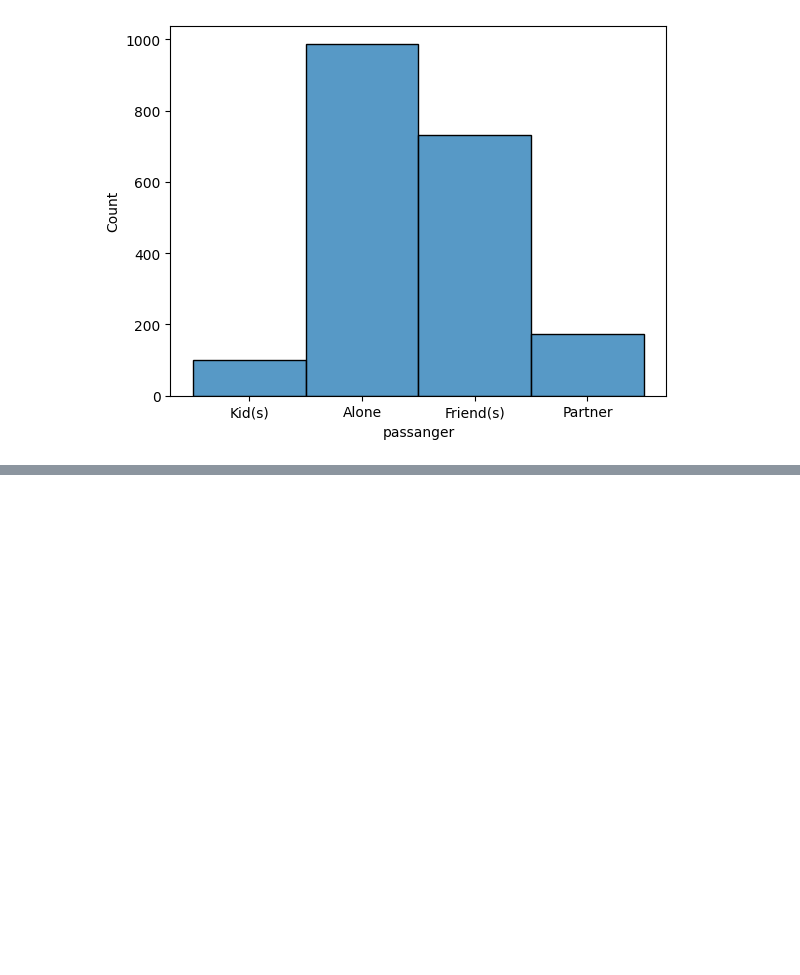
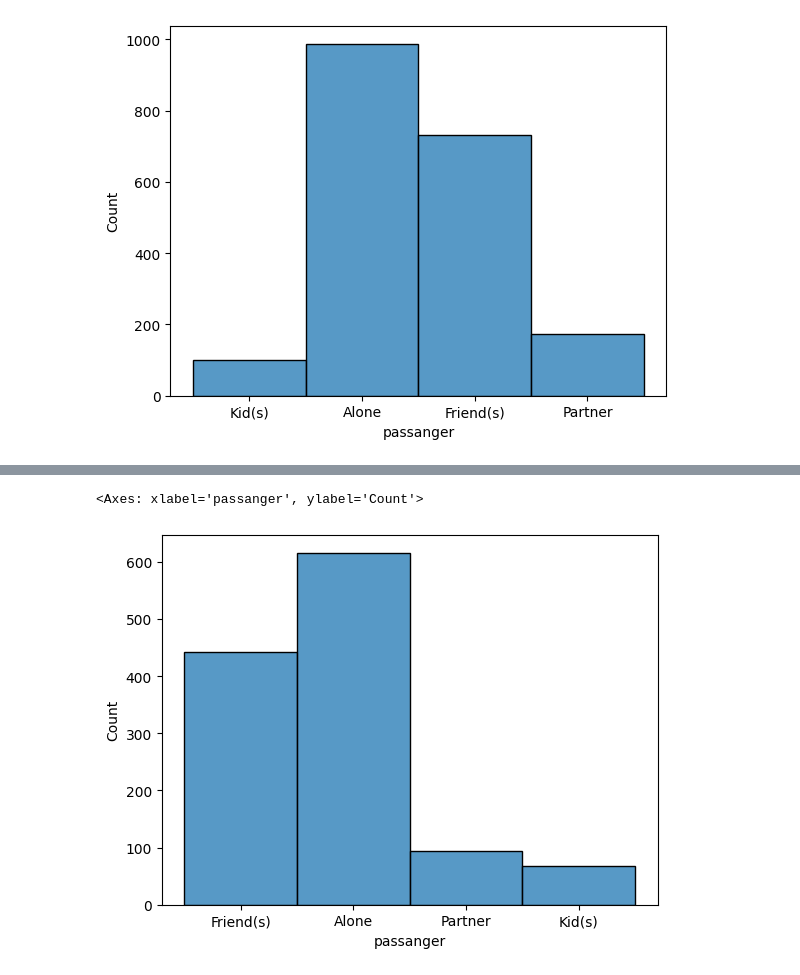
Before and after one commit to ygbgames/study-pa1, a Jupyter notebook: prompt.ipynb, the cells around one changed output, grey strips where cells are left out. Drawn from its saved outputs; the diff is of its cells as text; code cells hidden in the pictures; blank space fills up the shorter version.

```diff
--- a/prompt.ipynb
+++ b/prompt.ipynb
@@ -274,0 +299,5 @@ sns.histplot(data=coffehouse_coupons_accepted, x='passanger')
+# %%
+sns.histplot(data=goes_to_coffee_more_than_once.query('maritalStatus != "Divorced"'), x='passanger')
+# %% [output]
+<Axes: xlabel='passanger', ylabel='Count'>
+[figure, added]
```
Also changed, not shown: parts of 4 cells of this notebook.
